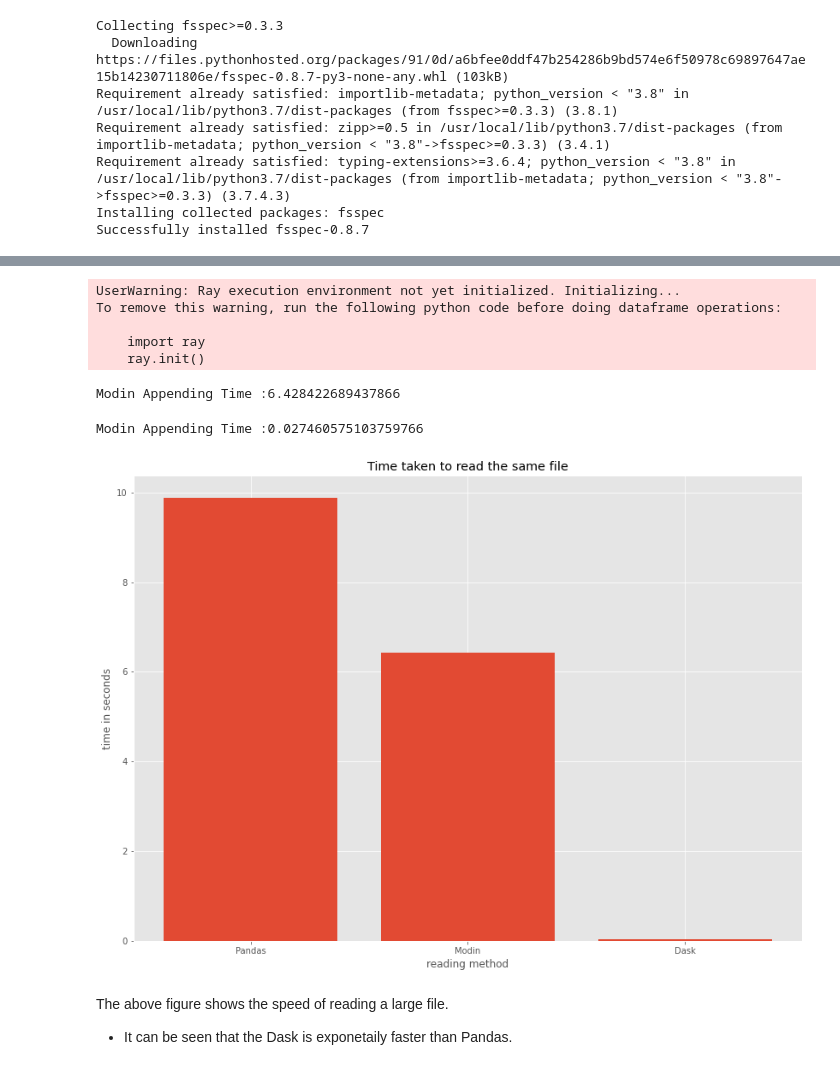
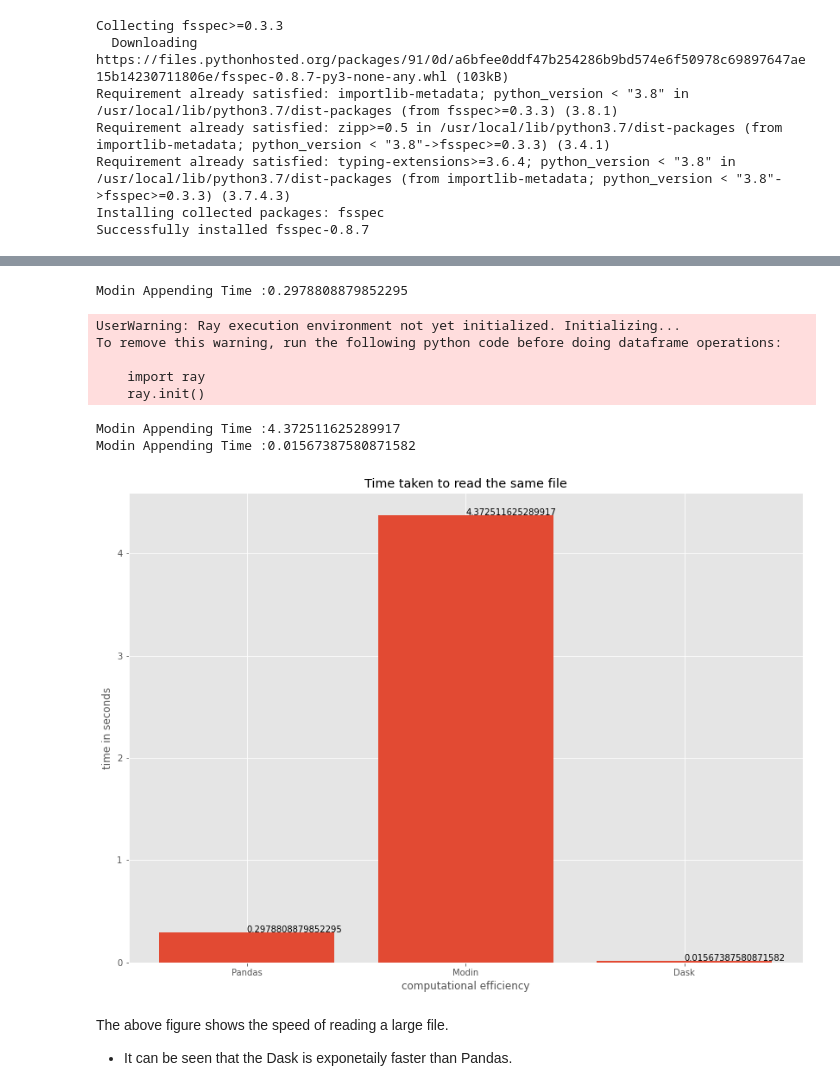
Before and after one commit to danmaher067/Data_Glacier_-intership, a Jupyter notebook: Week6.ipynb, the cells around one changed output, grey strips where cells are left out. Saved outputs shown, nothing was run; the diff lists cells and outputs as text; code cells hidden in the pictures.

```diff
--- a/Week6.ipynb
+++ b/Week6.ipynb
@@ -66,24 +65,20 @@ Successfully installed aiohttp-3.7.4.post0 aiohttp-cors-0.7.0 aioredis-1.3.1 asy
 # %%
-start = time.time()
-mpd.read_csv('Final_Cab_Data_Combined.csv')
-end = time.time()
-modintimetaken = end-start
-print(f"Modin Appending Time :{modintimetaken}")
+
+def readModin(file):
+  start = time.time()
+  mpd.read_csv(file)
+  end = time.time()
+  modintimetaken = end-start
+  print(f"Modin Appending Time :{modintimetaken}")
+  return modintimetaken
-# %% [output]
-UserWarning: Ray execution environment not yet initialized. Initializing...
-To remove this warning, run the following python code before doing dataframe operations:
-
-    import ray
-    ray.init()
-Modin Appending Time :6.428422689437866
 # %%
-start = time.time()
-dd.read_csv('Final_Cab_Data_Combined.csv')
-end = time.time()
-dasktimetaken = end-start
-print(f"Modin Appending Time :{dasktimetaken}")
+def readDask(file):
+  start = time.time()
+  dd.read_csv(file)
+  end = time.time()
+  dasktimetaken = end-start
+  print(f"Modin Appending Time :{dasktimetaken}")
+  return dasktimetaken
-# %% [output]
-Modin Appending Time :0.027460575103759766
 # %%
 import matplotlib.pyplot as plt
 import seaborn as sns
@@ -91,18 +86,28 @@ import numpy as np
 # %%
 # Plots styles.
 plt.style.use('ggplot')
-
+filename = 'Final_Cab_Data_Combined.csv'
 # Plot size.
 plt.rcParams['figure.figsize'] = (14, 10)
-ypoints = pandastimetaken,modintimetaken,dasktimetaken
+y = readPandas(filename),readModin(filename),readDask(filename)
 x = np.array(["Pandas", "Modin", "Dask"])
-plt.bar(x,ypoints)
+for i in range(len(x)):
+        plt.text(i,y[i],y[i])
+plt.bar(x,y)
 plt.ylabel('time in seconds')
 plt.title("Time taken to read the same file")
-plt.xlabel("reading method")
+plt.xlabel("computational efficiency")
 plt.show()
 # %% [output]
+Modin Appending Time :0.2978808879852295
+UserWarning: Ray execution environment not yet initialized. Initializing...
+To remove this warning, run the following python code before doing dataframe operations:
+
+    import ray
+    ray.init()
+Modin Appending Time :4.372511625289917
+Modin Appending Time :0.01567387580871582
-[figure, old version]
+[figure, new version]
 # %% [markdown]
 The above figure shows the speed of reading a large file.<br>
 
```
Also changed, not shown: parts of 22 cells of this notebook.
